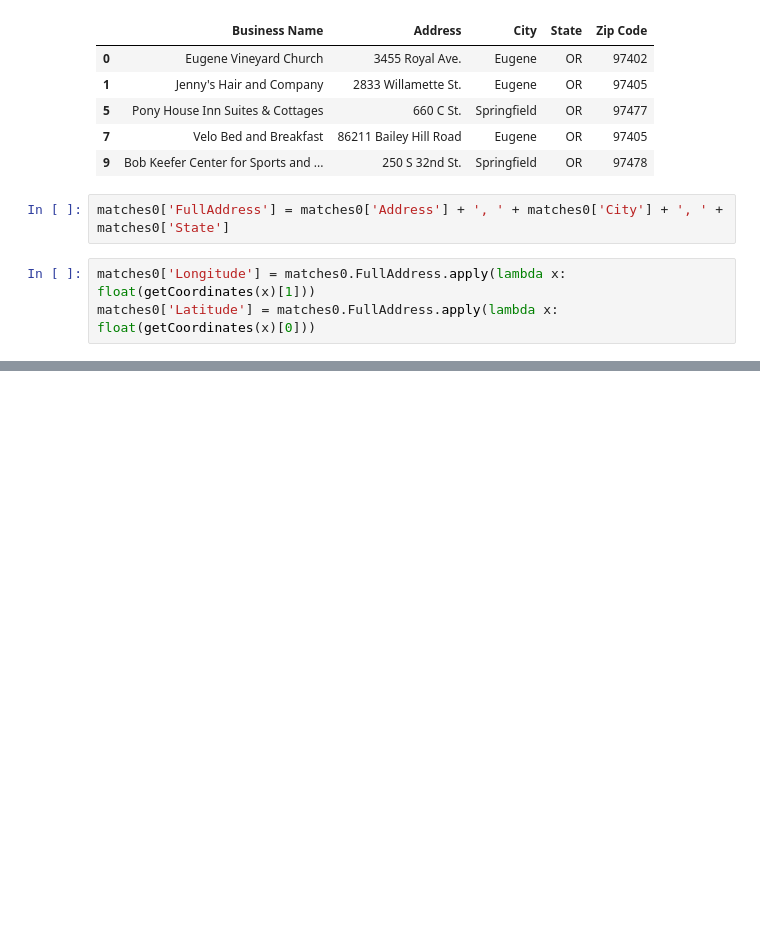
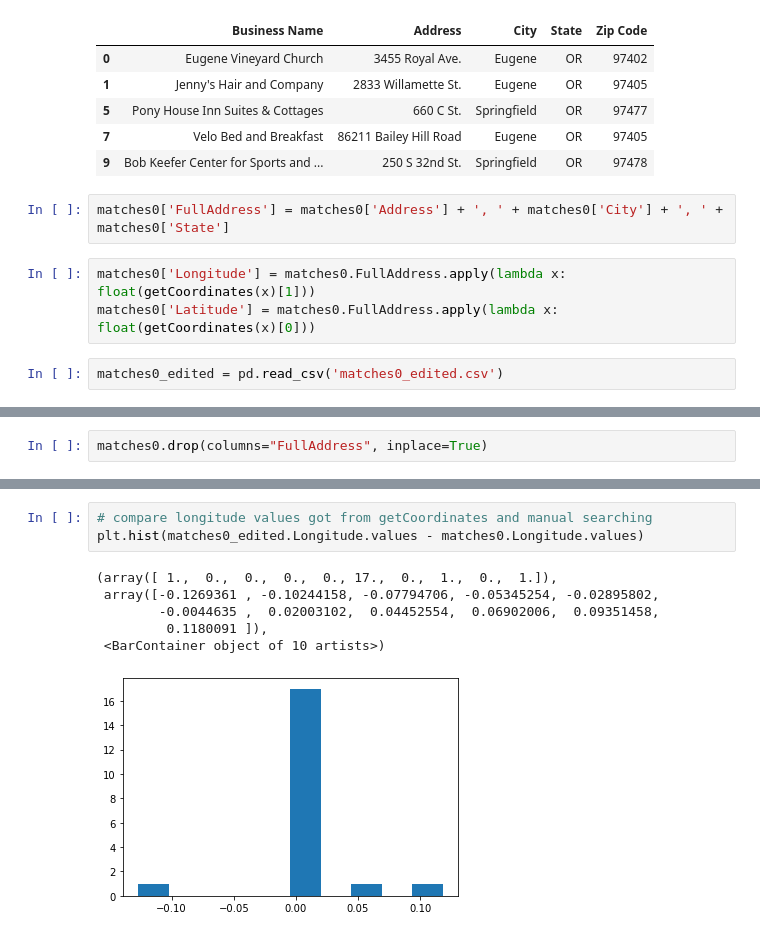
Before and after one commit to dongmeic/BikeCounting, a Jupyter notebook: BikeMap/Bike_Friendly_Businesses.ipynb, the cells around one changed output, grey strips where cells are left out. Cells and saved outputs as stored; diff of their text form; blank space fills up the shorter version.

```diff
--- a/BikeMap/Bike_Friendly_Businesses.ipynb
+++ b/BikeMap/Bike_Friendly_Businesses.ipynb
@@ -303,3 +306,5 @@ matches0['FullAddress'] = matches0['Address'] + ', ' + matches0['City'] + ', ' +
 # %%
 matches0['Longitude'] = matches0.FullAddress.apply(lambda x: float(getCoordinates(x)[1]))
 matches0['Latitude'] = matches0.FullAddress.apply(lambda x: float(getCoordinates(x)[0]))
+# %%
+matches0_edited = pd.read_csv('matches0_edited.csv')
@@ -305,0 +339,2 @@ matches0['Latitude'] = matches0.FullAddress.apply(lambda x: float(getCoordinates
+# %%
+matches0.drop(columns="FullAddress", inplace=True)
@@ -305,0 +401,10 @@ matches0['Latitude'] = matches0.FullAddress.apply(lambda x: float(getCoordinates
+# %%
+# compare longitude values got from getCoordinates and manual searching
+plt.hist(matches0_edited.Longitude.values - matches0.Longitude.values)
+# %% [output]
+(array([ 1.,  0.,  0.,  0.,  0., 17.,  0.,  1.,  0.,  1.]),
+ array([-0.1269361 , -0.10244158, -0.07794706, -0.05345254, -0.02895802,
+        -0.0044635 ,  0.02003102,  0.04452554,  0.06902006,  0.09351458,
+         0.1180091 ]),
+ <BarContainer object of 10 artists>)
+[figure, added]
```
Also changed, not shown: parts of 30 cells of this notebook, 4 other files.
